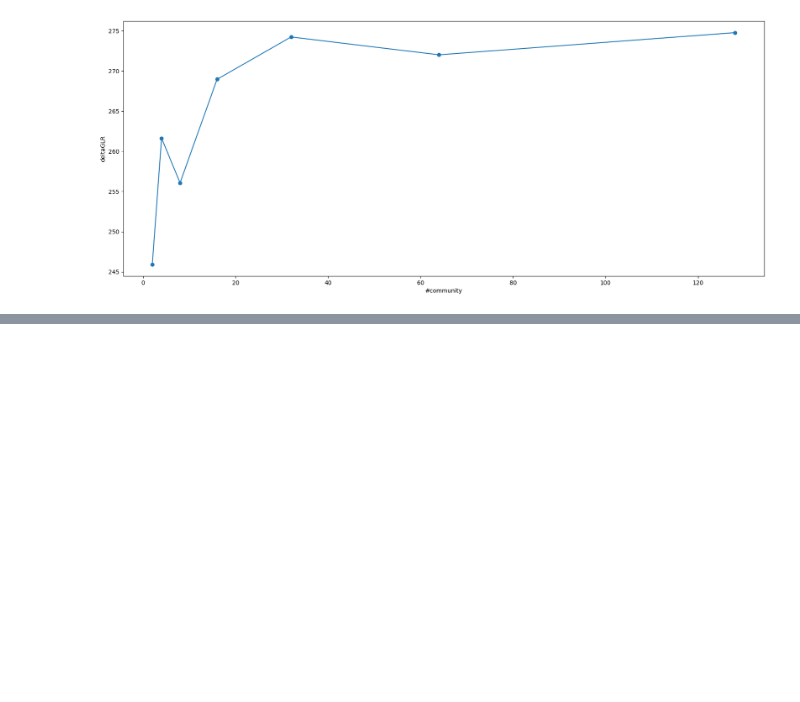
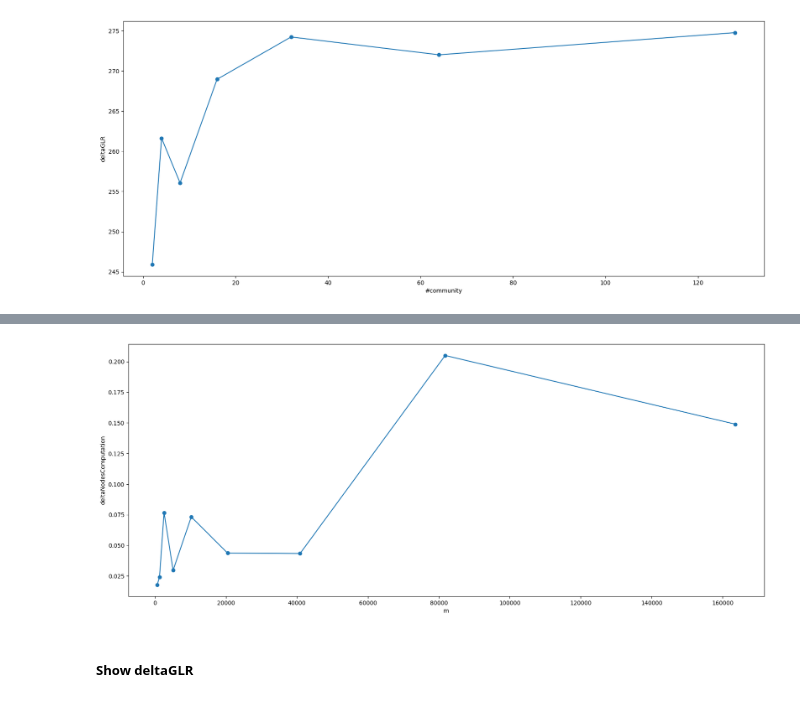
Before and after one commit to RobyBobby24/AlgorithmEngineering, a Jupyter notebook: analysis/double_experiment.ipynb, the cells around one changed output, grey strips where cells are left out. Cells and saved outputs as stored; diff of their text form; code cells hidden in the pictures; blank space fills up the shorter version.

```diff
--- a/analysis/double_experiment.ipynb
+++ b/analysis/double_experiment.ipynb
@@ -475,0 +535,6 @@ plot_column(dexpcommunity, ["deltaGLR"])
+# %%
+plot_column(dexpedge, ["deltaNodesComputation"])
+# %% [output]
+[figure, added]
+# %% [markdown]
+##### Show deltaGLR
```
Also changed, not shown: parts of 18 cells of this notebook.
